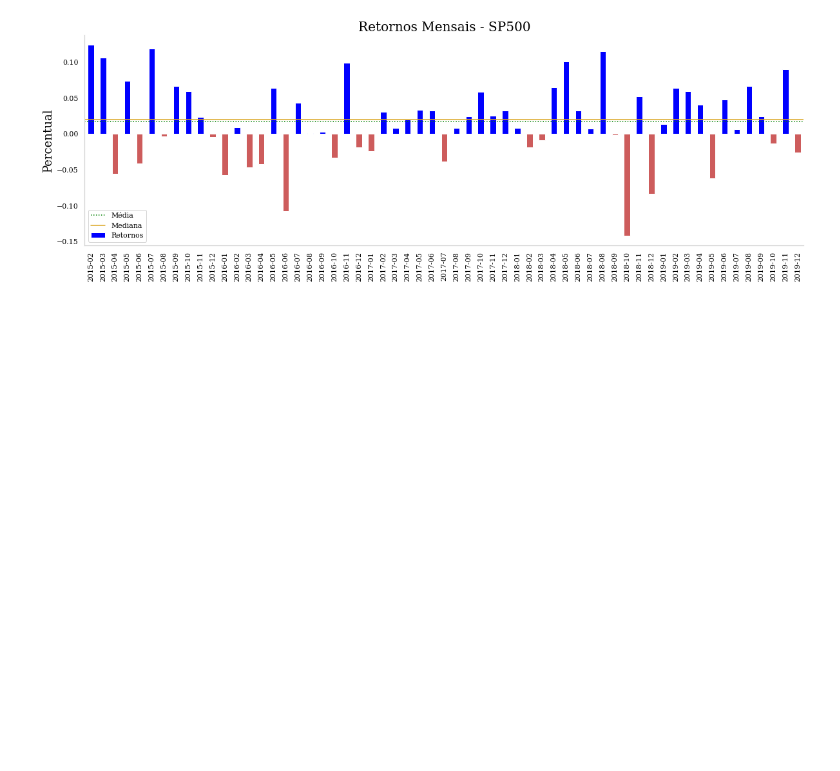
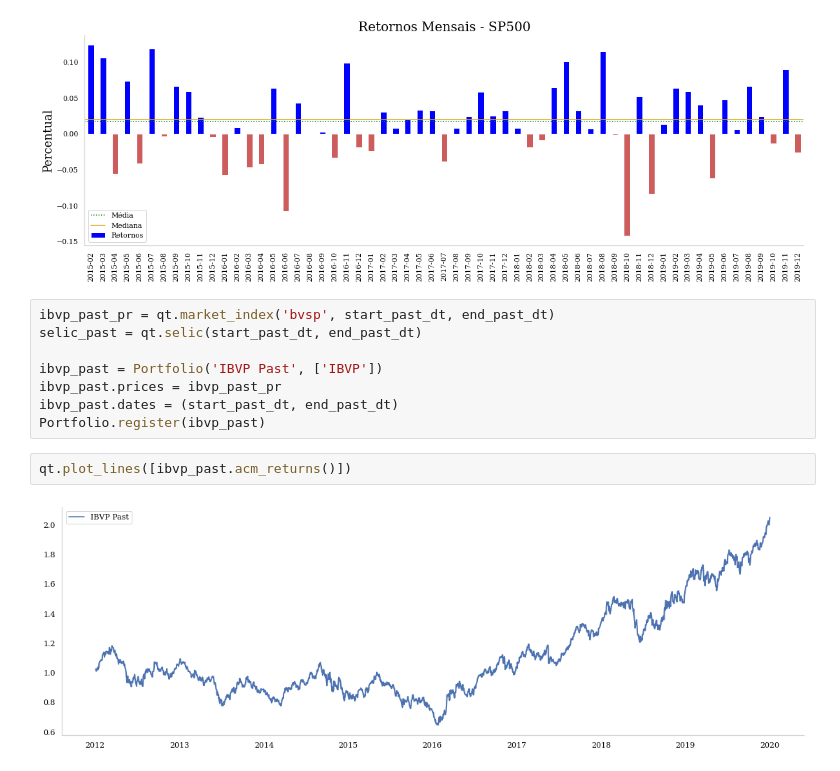
Before and after one commit to savimf/main_portfolio, a Jupyter notebook: ETFs/analise_individual.ipynb, the cells around one changed output. Saved outputs shown, nothing was run; the diff lists cells and outputs as text; blank space fills up the shorter version.

```diff
--- a/ETFs/analise_individual.ipynb
+++ b/ETFs/analise_individual.ipynb
@@ -180,3 +194,15 @@ qt.plot_monthly_returns(
 )
 # %% [output]
 [figure]
+# %%
+ibvp_past_pr = qt.market_index('bvsp', start_past_dt, end_past_dt)
+selic_past = qt.selic(start_past_dt, end_past_dt)
+
+ibvp_past = Portfolio('IBVP Past', ['IBVP'])
+ibvp_past.prices = ibvp_past_pr
+ibvp_past.dates = (start_past_dt, end_past_dt)
+Portfolio.register(ibvp_past)
+# %%
+qt.plot_lines([ibvp_past.acm_returns()])
+# %% [output]
+[figure, added]
```
Also changed, not shown: parts of 13 cells of this notebook, 1 other file.
